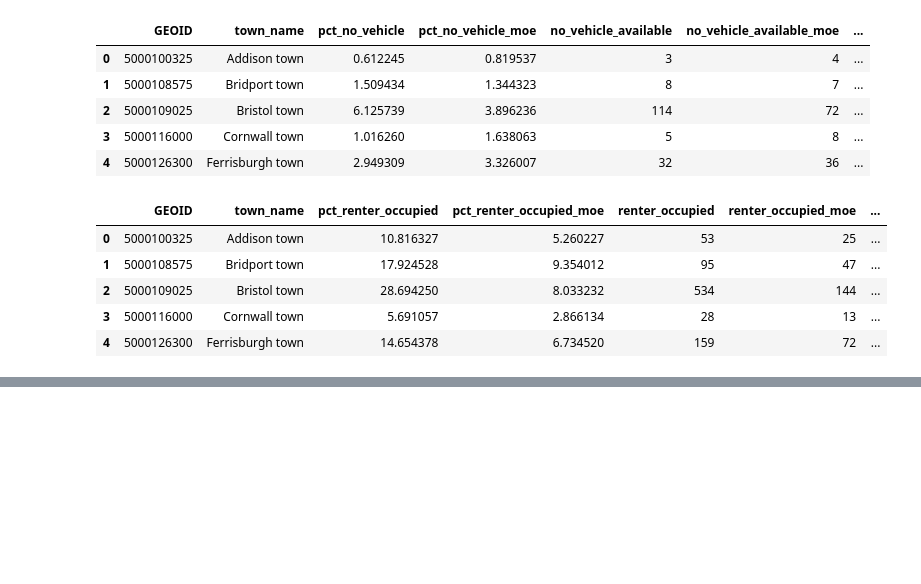
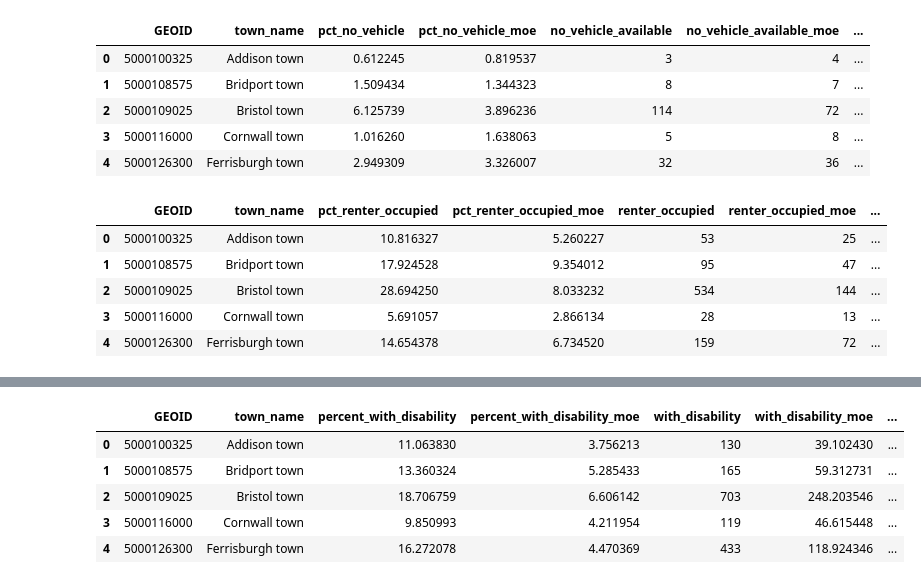
Before and after one commit to jakedurell/hazard-funding-comp, a Jupyter notebook: notebooks/etl_acs.ipynb, the cells around one changed output, grey strips where cells are left out. Saved outputs shown, nothing was run; the diff lists cells and outputs as text; code cells hidden in the pictures; blank space fills up the shorter version.

```diff
--- a/notebooks/etl_acs.ipynb
+++ b/notebooks/etl_acs.ipynb
@@ -297,0 +405,71 @@ df_renter_occupied.head()
+# %%
+# percent disability status (percent of population with a disability)
+
+# define age groups (as in the ACS columns)
+age_groups = [
+    "Under 5 years",
+    "5 to 17 years",
+    "18 to 34 years",
+    "35 to 64 years",
+    "65 to 74 years",
+    "75 years and over",
+]
+
+# build full column names for estimates and MOEs (male and female, with a disability)
+# intentionally hardcoding columns, to fail if ACS changes their column names in the future
+male_est = [f"Estimate!!Total:!!Male:!!{age}:!!With a disability" for age in age_groups]
+female_est = [f"Estimate!!Total:!!Female:!!{age}:!!With a disability" for age in age_groups]
+male_moe = [f"Margin of Error!!Total:!!Male:!!{age}:!!With a disability" for age in age_groups]
+female_moe = [f"Margin of Error!!Total:!!Female:!!{age}:!!With a disability" for age in age_groups]
+
+disability_cols = male_est + female_est
+disability_moe_cols = male_moe + female_moe
+
+# rename columns for easier reference
+df_disability_status = df_disability_status.rename(
+    columns={
+        "Estimate!!Total:": "total_population",
+        "Margin of Error!!Total:": "total_population_moe",
+    }
+)
+
+# calculate raw counts and MOEs for disability
+df_disability_status["with_disability"] = df_disability_status[disability_cols].sum(axis=1)
+# sum MOEs in quadrature (square root of sum of squares) for elderly population
+df_disability_status["with_disability_moe"] = np.sqrt(
+    (df_disability_status[disability_moe_cols] ** 2).sum(axis=1)
+)
+
+# calculate percent and MOE
+df_disability_status["percent_with_disability"] = (
+    df_disability_status["with_disability"] / df_disability_status["total_population"] * 100
+)
+df_disability_status["percent_with_disability_moe"] = ratio_moe(
+    df_disability_status["with_disability"],
+    df_disability_status["with_disability_moe"],
+    df_disability_status["total_population"],
+    df_disability_status["total_population_moe"],
+)
+
+# keep only relevant columns
+df_disability_status = df_disability_status[
+    [
+        "GEOID",
+        "town_name",
+        "percent_with_disability",
+        "percent_with_disability_moe",
+        "with_disability",
+        "with_disability_moe",
+        "total_population",
+        "total_population_moe",
+    ]
+]
+
+df_disability_status.head()
+# %% [output]
+|  | GEOID | town_name | percent_with_disability | percent_with_disability_moe | with_disability | with_disability_moe | ... |
+| 0 | 5000100325 | Addison town | 11.063830 | 3.756213 | 130 | 39.102430 | ... |
+| 1 | 5000108575 | Bridport town | 13.360324 | 5.285433 | 165 | 59.312731 | ... |
+| 2 | 5000109025 | Bristol town | 18.706759 | 6.606142 | 703 | 248.203546 | ... |
+| 3 | 5000116000 | Cornwall town | 9.850993 | 4.211954 | 119 | 46.615448 | ... |
+| 4 | 5000126300 | Ferrisburgh town | 16.272078 | 4.470369 | 433 | 118.924346 | ... |
```
Also changed, not shown: parts of 5 cells of this notebook.
